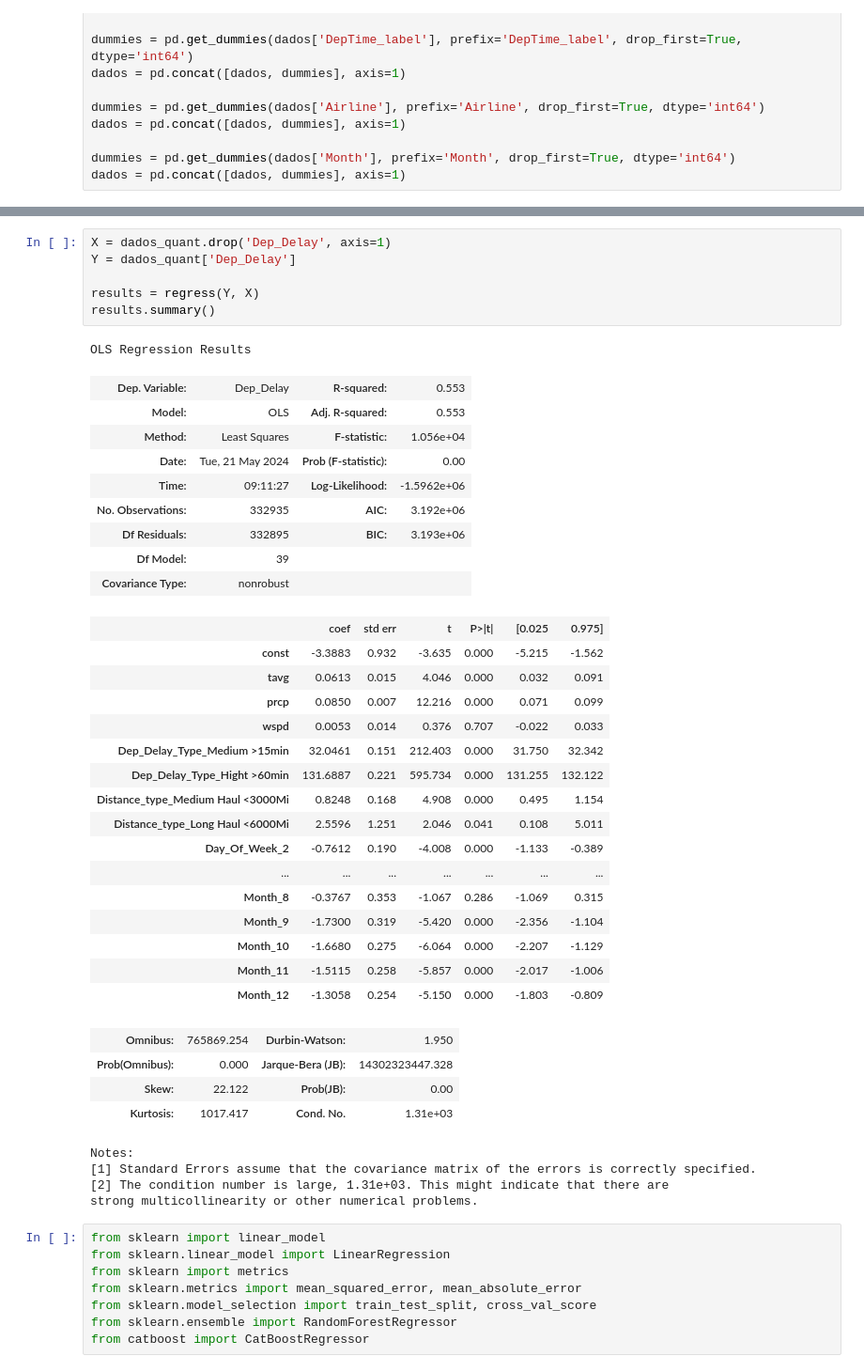
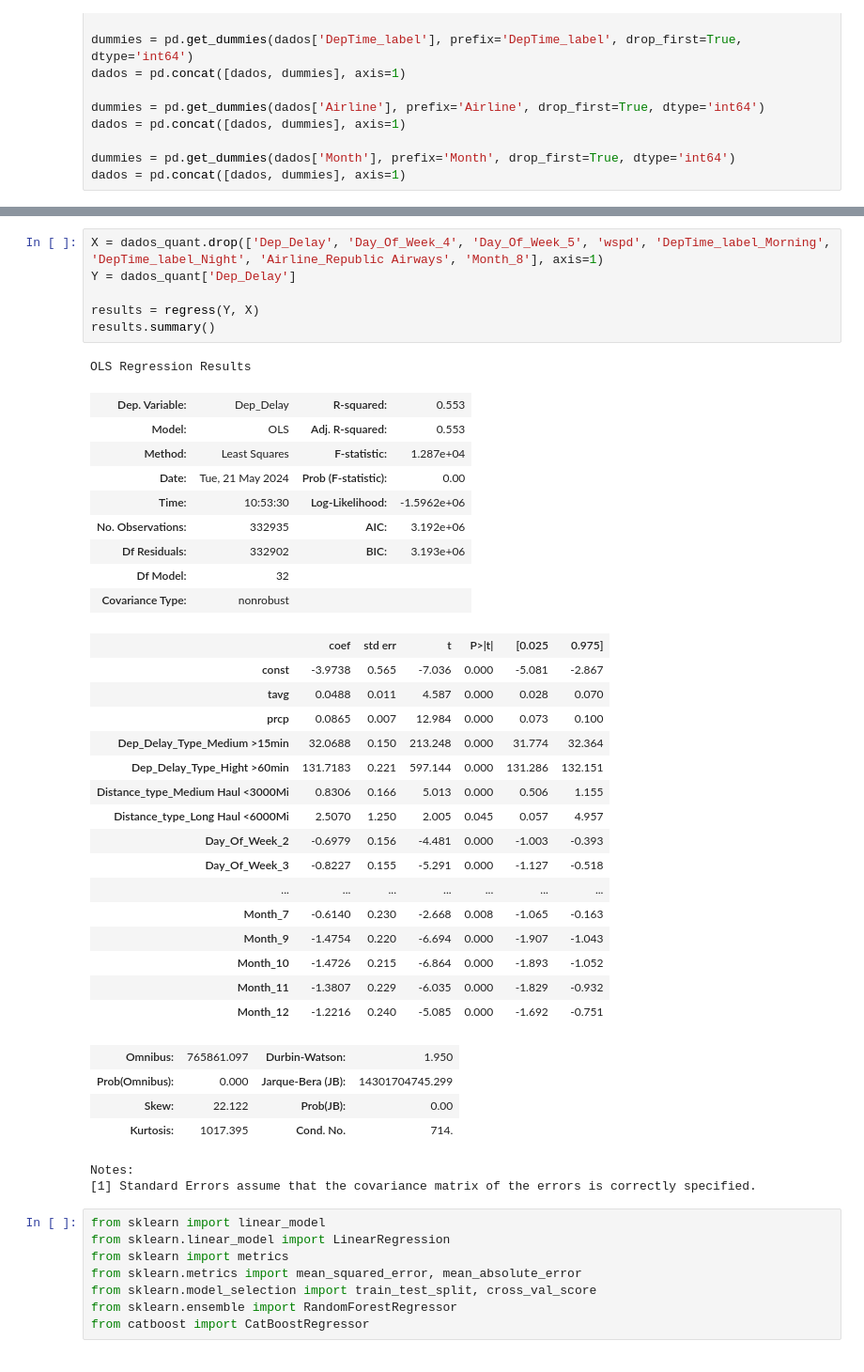
Before and after one commit to thomaskmk/cdados-3, a Jupyter notebook: teste.ipynb, the cells around one changed output, grey strips where cells are left out. Shown at 94% size. Cells and saved outputs as stored; diff of their text form.

```diff
--- a/teste.ipynb
+++ b/teste.ipynb
@@ -461,44 +462,42 @@ dados_quant.head(5)
 # %%
-X = dados_quant.drop('Dep_Delay', axis=1)
+X = dados_quant.drop(['Dep_Delay', 'Day_Of_Week_4', 'Day_Of_Week_5', 'wspd', 'DepTime_label_Morning', 'DepTime_label_Night', 'Airline_Republic Airways', 'Month_8'], axis=1)
 Y = dados_quant['Dep_Delay']
 
 results = regress(Y, X)
 results.summary()
 # %% [output]
 OLS Regression Results
 | Dep. Variable: | Dep_Delay | R-squared: | 0.553 |
 | Model: | OLS | Adj. R-squared: | 0.553 |
-| Method: | Least Squares | F-statistic: | 1.056e+04 |
+| Method: | Least Squares | F-statistic: | 1.287e+04 |
 | Date: | Tue, 21 May 2024 | Prob (F-statistic): | 0.00 |
-| Time: | 09:11:27 | Log-Likelihood: | -1.5962e+06 |
+| Time: | 10:53:30 | Log-Likelihood: | -1.5962e+06 |
 | No. Observations: | 332935 | AIC: | 3.192e+06 |
-| Df Residuals: | 332895 | BIC: | 3.193e+06 |
-| Df Model: | 39 |  |  |
+| Df Residuals: | 332902 | BIC: | 3.193e+06 |
+| Df Model: | 32 |  |  |
 | Covariance Type: | nonrobust |  |  |
 |  | coef | std err | t | P>|t| | [0.025 | 0.975] |
-| const | -3.3883 | 0.932 | -3.635 | 0.000 | -5.215 | -1.562 |
-| tavg | 0.0613 | 0.015 | 4.046 | 0.000 | 0.032 | 0.091 |
-| prcp | 0.0850 | 0.007 | 12.216 | 0.000 | 0.071 | 0.099 |
-| wspd | 0.0053 | 0.014 | 0.376 | 0.707 | -0.022 | 0.033 |
-| Dep_Delay_Type_Medium >15min | 32.0461 | 0.151 | 212.403 | 0.000 | 31.750 | 32.342 |
-| Dep_Delay_Type_Hight >60min | 131.6887 | 0.221 | 595.734 | 0.000 | 131.255 | 132.122 |
-| Distance_type_Medium Haul <3000Mi | 0.8248 | 0.168 | 4.908 | 0.000 | 0.495 | 1.154 |
-| Distance_type_Long Haul <6000Mi | 2.5596 | 1.251 | 2.046 | 0.041 | 0.108 | 5.011 |
-| Day_Of_Week_2 | -0.7612 | 0.190 | -4.008 | 0.000 | -1.133 | -0.389 |
+| const | -3.9738 | 0.565 | -7.036 | 0.000 | -5.081 | -2.867 |
+| tavg | 0.0488 | 0.011 | 4.587 | 0.000 | 0.028 | 0.070 |
+| prcp | 0.0865 | 0.007 | 12.984 | 0.000 | 0.073 | 0.100 |
+| Dep_Delay_Type_Medium >15min | 32.0688 | 0.150 | 213.248 | 0.000 | 31.774 | 32.364 |
+| Dep_Delay_Type_Hight >60min | 131.7183 | 0.221 | 597.144 | 0.000 | 131.286 | 132.151 |
+| Distance_type_Medium Haul <3000Mi | 0.8306 | 0.166 | 5.013 | 0.000 | 0.506 | 1.155 |
+| Distance_type_Long Haul <6000Mi | 2.5070 | 1.250 | 2.005 | 0.045 | 0.057 | 4.957 |
+| Day_Of_Week_2 | -0.6979 | 0.156 | -4.481 | 0.000 | -1.003 | -0.393 |
+| Day_Of_Week_3 | -0.8227 | 0.155 | -5.291 | 0.000 | -1.127 | -0.518 |
 | ... | ... | ... | ... | ... | ... | ... |
-| Month_8 | -0.3767 | 0.353 | -1.067 | 0.286 | -1.069 | 0.315 |
-| Month_9 | -1.7300 | 0.319 | -5.420 | 0.000 | -2.356 | -1.104 |
-| Month_10 | -1.6680 | 0.275 | -6.064 | 0.000 | -2.207 | -1.129 |
-| Month_11 | -1.5115 | 0.258 | -5.857 | 0.000 | -2.017 | -1.006 |
-| Month_12 | -1.3058 | 0.254 | -5.150 | 0.000 | -1.803 | -0.809 |
+| Month_7 | -0.6140 | 0.230 | -2.668 | 0.008 | -1.065 | -0.163 |
+| Month_9 | -1.4754 | 0.220 | -6.694 | 0.000 | -1.907 | -1.043 |
+| Month_10 | -1.4726 | 0.215 | -6.864 | 0.000 | -1.893 | -1.052 |
+| Month_11 | -1.3807 | 0.229 | -6.035 | 0.000 | -1.829 | -0.932 |
+| Month_12 | -1.2216 | 0.240 | -5.085 | 0.000 | -1.692 | -0.751 |
-| Omnibus: | 765869.254 | Durbin-Watson: | 1.950 |
-| Prob(Omnibus): | 0.000 | Jarque-Bera (JB): | 14302323447.328 |
+| Omnibus: | 765861.097 | Durbin-Watson: | 1.950 |
+| Prob(Omnibus): | 0.000 | Jarque-Bera (JB): | 14301704745.299 |
 | Skew: | 22.122 | Prob(JB): | 0.00 |
-| Kurtosis: | 1017.417 | Cond. No. | 1.31e+03 |
+| Kurtosis: | 1017.395 | Cond. No. | 714. |
 Notes:
 [1] Standard Errors assume that the covariance matrix of the errors is correctly specified.
-[2] The condition number is large, 1.31e+03. This might indicate that there are
-strong multicollinearity or other numerical problems.
 # %%
 from sklearn import linear_model
 from sklearn.linear_model import LinearRegression
```
Also changed, not shown: parts of 11 cells of this notebook, 4 other files.
